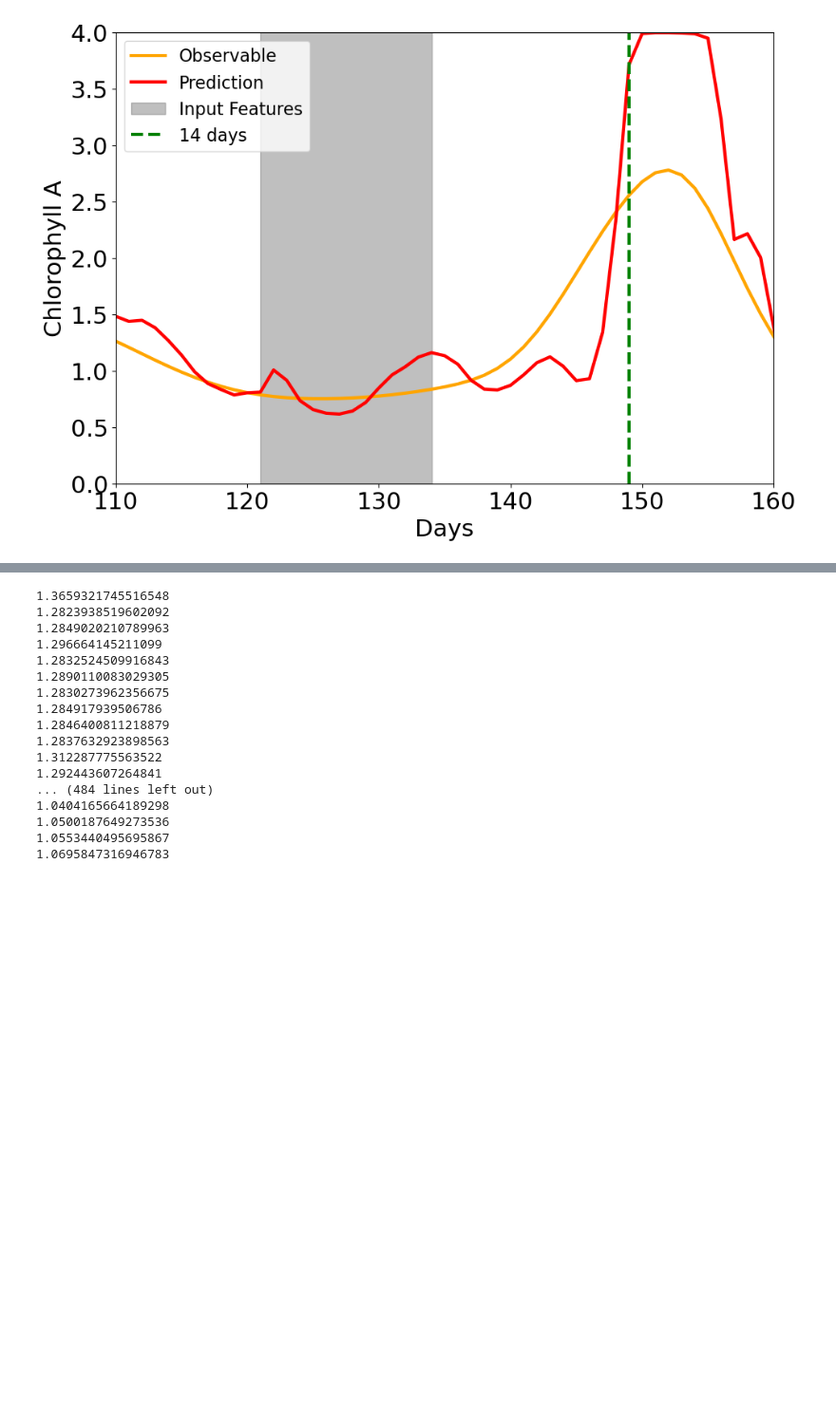
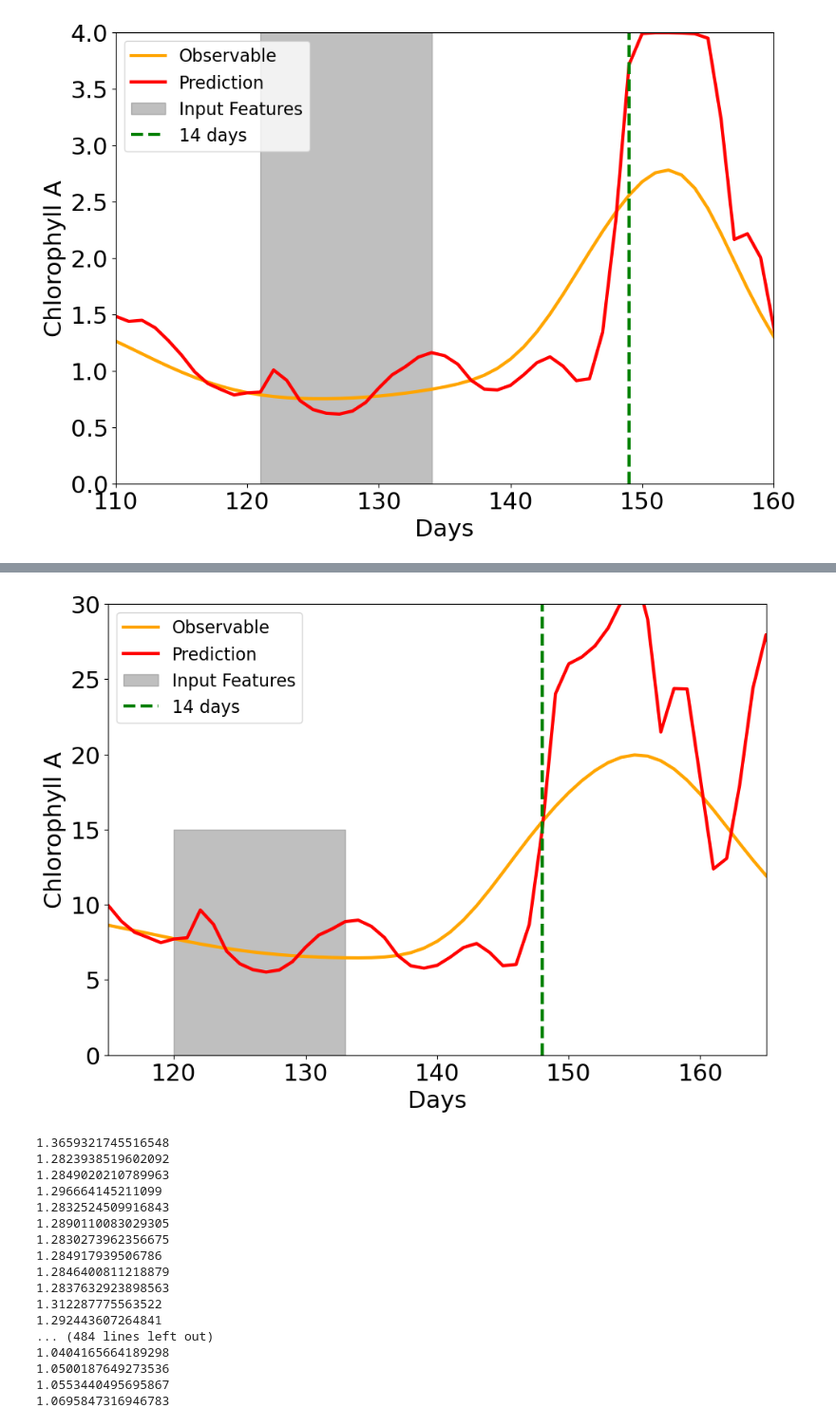
Before and after one commit to MTLehner/DSTSES_DataLakes, a Jupyter notebook: mtl_test_002.ipynb, the cells around one changed output, grey strips where cells are left out. Shown at 95% size. Saved outputs shown, nothing was run; the diff lists cells and outputs as text; code cells hidden in the pictures; blank space fills up the shorter version.

```diff
--- a/mtl_test_002.ipynb
+++ b/mtl_test_002.ipynb
@@ -600,3 +603,32 @@ ax.legend(fontsize=16)
+# %%
+out, _ = model_3(X_test.T.unsqueeze(2))
+
+fig,axd = plt.subplot_mosaic([["gaussian"]])
+fig.tight_layout()
+Y_test_abs = np.array((Abs_test.unsqueeze(1) * out).tolist())[:,0]
+Y_test_abs_exp = np.array((Abs_test.unsqueeze(1) * Y_test.unsqueeze(1)).tolist())[:,0]
+
+ax = axd["gaussian"]
+ax.plot(Y_test_abs_exp,label='Observable',color='orange')
+ax.plot(Y_test_abs,label='Prediction',color='red')
+
+ax.set_xlabel('Days')
+ax.set_ylabel('Chlorophyll A')
+ax.legend(fontsize=16)
+ax.set_xlabel('Days')
+ax.set_ylabel('Chlorophyll A')
+t=115
+ax.set_xlim([t,t+50])
+ax.set_ylim([0,30])
+s = 120
+ax.fill_between(range(s,s+14),0,15, alpha=0.5,color='grey',label='Input Features')
+ax.vlines(s+28,0,70,linestyles='dashed',colors = 'green',label='14 days')
+# ax.vlines(167,0,70,linestyles='dashed',colors = 'green',label='14 days')
+# ax.vlines(174,0,70,linestyles='dashed',colors = 'darkgreen',label='21 days')
+ax.legend(fontsize=16)
+fig.savefig('Plots/relAbstest14f.png')
+# %% [output]
+[figure, added]
 # %%
 chloro = gaussian_filter1d(day_df['z6'].values,4)[:600]
 n_steps = 14
```
Also changed, not shown: parts of 1 cell of this notebook.
